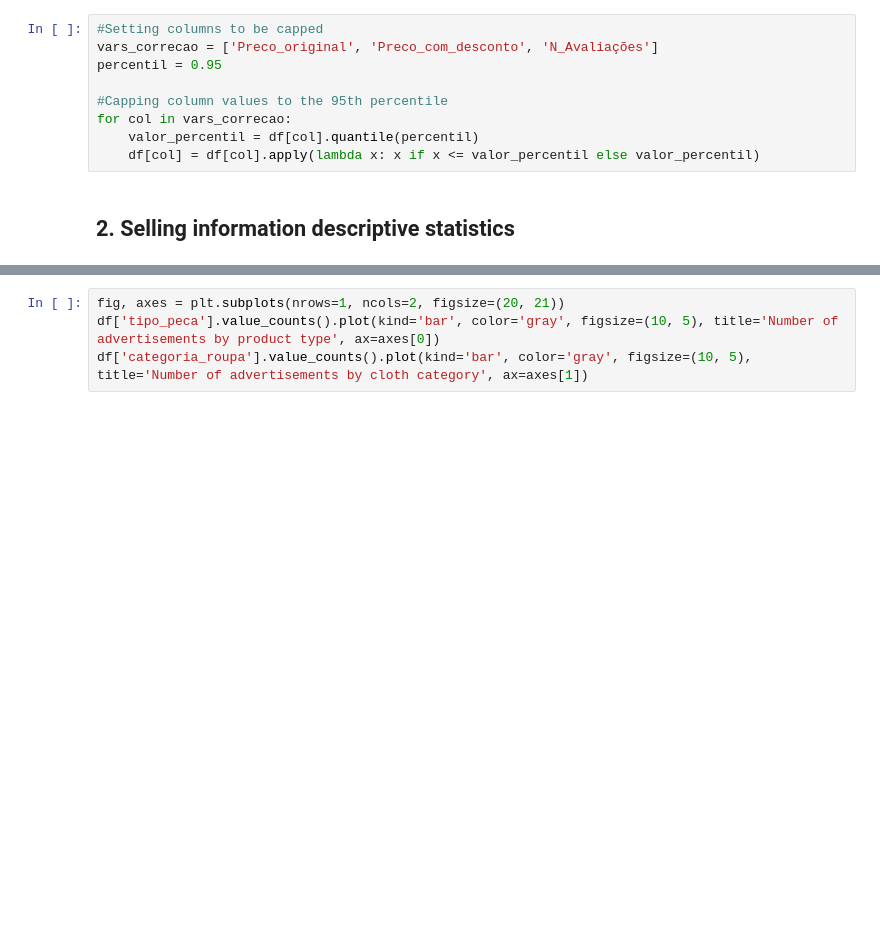
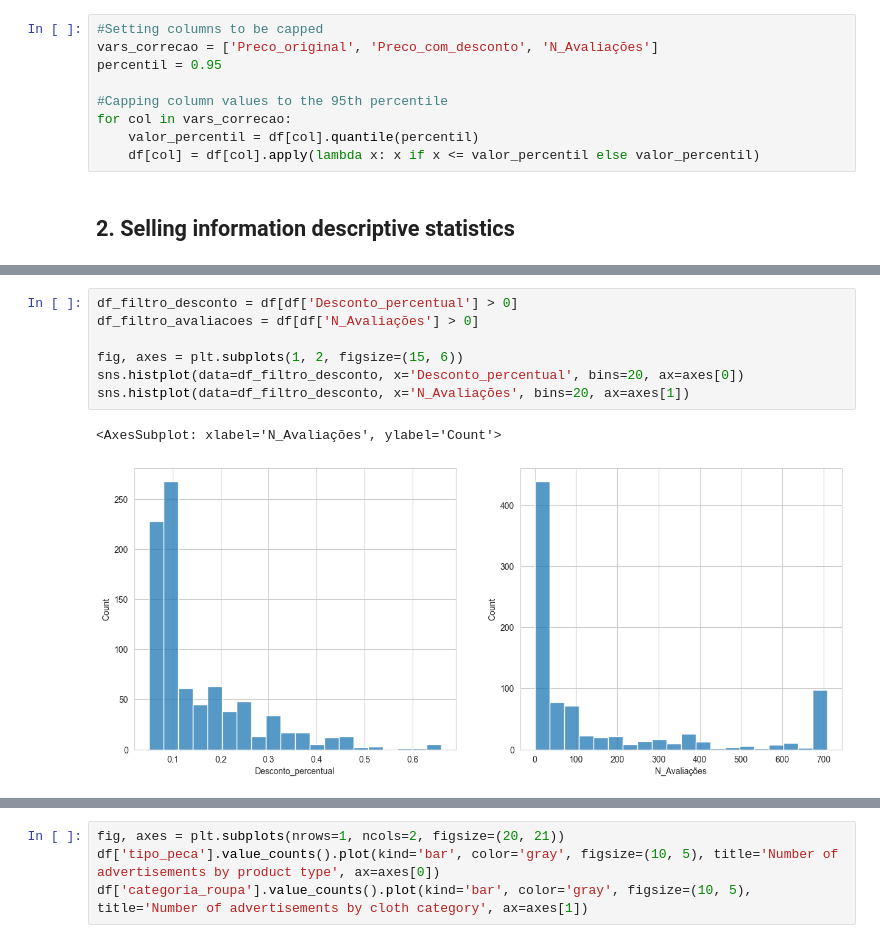
Before and after one commit to LissesCastro/Webscrapping-Marketplace-BR, a Jupyter notebook: analise.ipynb, the cells around one changed output, grey strips where cells are left out. Drawn from its saved outputs; the diff is of its cells as text; blank space fills up the shorter version.

```diff
--- a/analise.ipynb
+++ b/analise.ipynb
@@ -214,0 +215,10 @@ plota_variaveis_numericas(df, df.select_dtypes(include=np.number).columns.to_lis
+# %%
+df_filtro_desconto = df[df['Desconto_percentual'] > 0]
+df_filtro_avaliacoes = df[df['N_Avaliações'] > 0]
+
+fig, axes = plt.subplots(1, 2, figsize=(15, 6))
+sns.histplot(data=df_filtro_desconto, x='Desconto_percentual', bins=20, ax=axes[0])
+sns.histplot(data=df_filtro_desconto, x='N_Avaliações', bins=20, ax=axes[1])
+# %% [output]
+<AxesSubplot: xlabel='N_Avaliações', ylabel='Count'>
+[figure, added]
```
Also changed, not shown: parts of 4 cells of this notebook.
